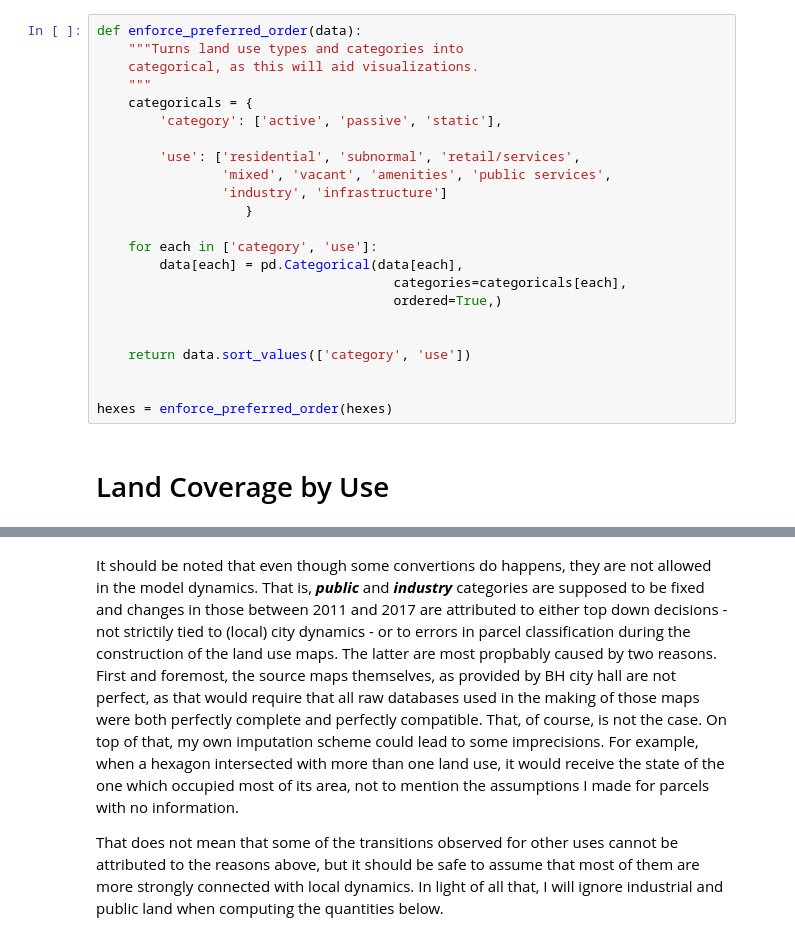
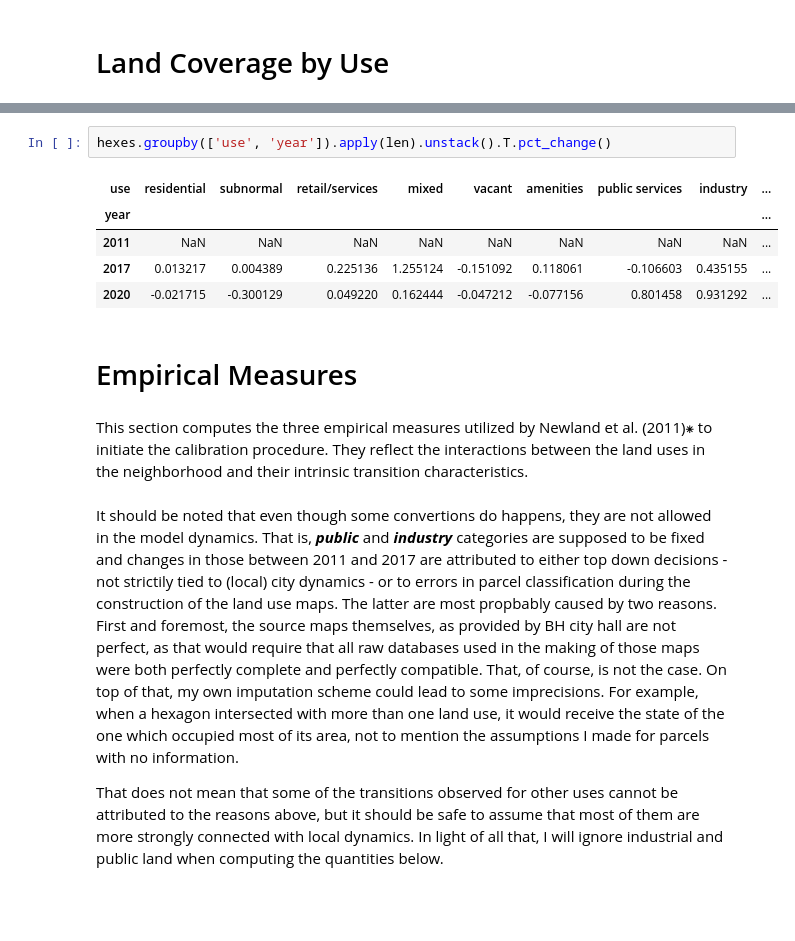
Before and after one commit to zehbrandao/thesis, a Jupyter notebook: C00_empirical_analysis_measures.ipynb, the cells around one changed output, grey strips where cells are left out. Drawn from its saved outputs; the diff is of its cells as text; blank space fills up the shorter version.

```diff
--- a/C00_empirical_analysis_measures.ipynb
+++ b/C00_empirical_analysis_measures.ipynb
@@ -104,26 +142,3 @@ hexes.head(3)
-# %%
-def enforce_preferred_order(data):
-    """Turns land use types and categories into
-    categorical, as this will aid visualizations.
-    """
-    categoricals = {
-        'category': ['active', 'passive', 'static'],
-
-        'use': ['residential', 'subnormal', 'retail/services',
-                'mixed', 'vacant', 'amenities', 'public services',
-                'industry', 'infrastructure']
-                   }
-
-    for each in ['category', 'use']:
-        data[each] = pd.Categorical(data[each],
-                                      categories=categoricals[each],
-                                      ordered=True,)
-
-
-    return data.sort_values(['category', 'use'])
-
-
-hexes = enforce_preferred_order(hexes)
 # %% [markdown]
 # Land Coverage by Use
 # %%
@@ -196,3 +214,15 @@ summarize_land_use_extentions(hexes)
+# %%
+hexes.groupby(['use', 'year']).apply(len).unstack().T.pct_change()
+# %% [output]
+| use | residential | subnormal | retail/services | mixed | vacant | amenities | public services | industry | ... |
+| year |  |  |  |  |  |  |  |  | ... |
+| 2011 | NaN | NaN | NaN | NaN | NaN | NaN | NaN | NaN | ... |
+| 2017 | 0.013217 | 0.004389 | 0.225136 | 1.255124 | -0.151092 | 0.118061 | -0.106603 | 0.435155 | ... |
+| 2020 | -0.021715 | -0.300129 | 0.049220 | 0.162444 | -0.047212 | -0.077156 | 0.801458 | 0.931292 | ... |
+# %% [markdown]
+# Empirical Measures
+# %% [markdown]
+This section computes the three empirical measures utilized by Newland et al. (2011)⁕ to initiate the calibration procedure. They reflect the interactions between the land uses in the neighborhood and their intrinsic transition characteristics.
 # %% [markdown]
 It should be noted that even though some convertions do happens, they are not allowed in the model dynamics. That is, ***public*** and ***industry*** categories are supposed to be fixed and changes in those between 2011 and 2017 are attributed to either top down decisions - not strictily tied to (local) city dynamics - or to errors in parcel classification during the construction of the land use maps. The latter are most propbably caused by two reasons. First and foremost, the source maps themselves, as provided by BH city hall are not perfect, as that would require that all raw databases used in the making of those maps were both perfectly complete and perfectly compatible. That, of course, is not the case. On top of that, my own imputation scheme could lead to some imprecisions. For example, when a hexagon intersected with more than one land use, it would receive the state of the one which occupied most of its area, not to mention the assumptions I made for parcels with no information.
 
```
Also changed, not shown: parts of 57 cells of this notebook, 7 other files.
